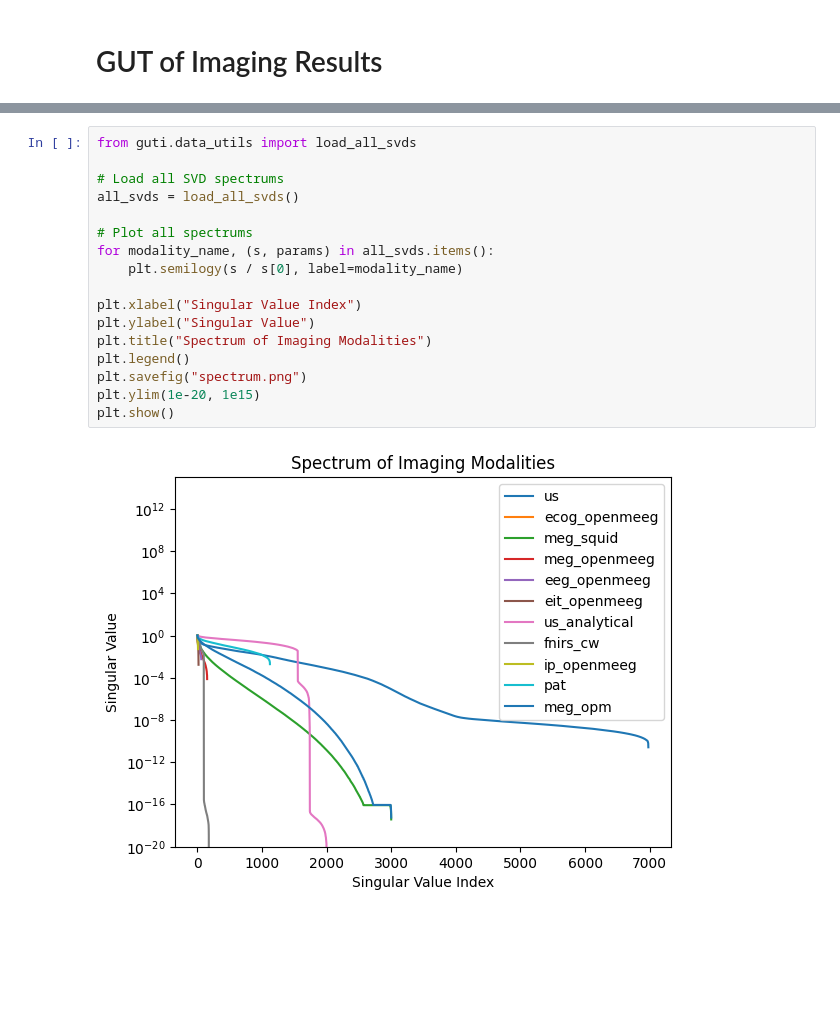
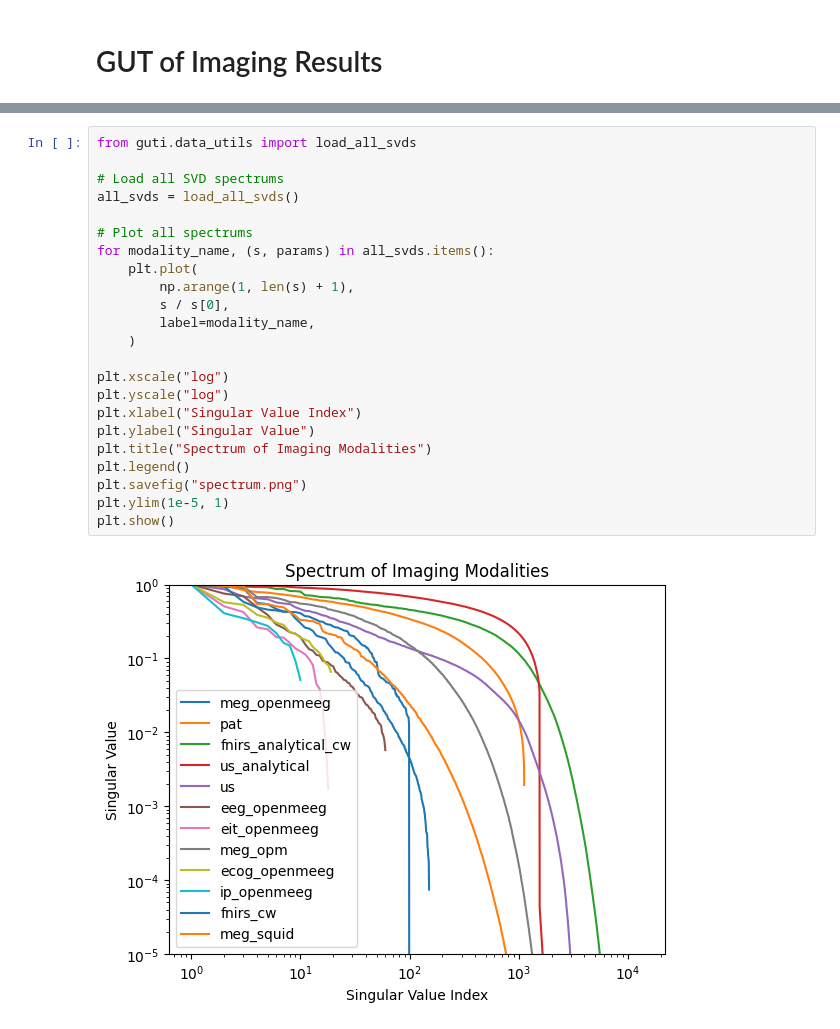
Before and after one commit to rhotter/gut-of-imaging, a Jupyter notebook: results.ipynb, the cells around one changed output, grey strips where cells are left out. Drawn from its saved outputs; the diff is of its cells as text; blank space fills up the shorter version.

```diff
--- a/results.ipynb
+++ b/results.ipynb
@@ -11,19 +8,25 @@ The autoreload extension is already loaded. To reload it, use:
 # %%
 from guti.data_utils import load_all_svds
 
 # Load all SVD spectrums
 all_svds = load_all_svds()
 
 # Plot all spectrums
 for modality_name, (s, params) in all_svds.items():
-    plt.semilogy(s / s[0], label=modality_name)
+    plt.plot(
+        np.arange(1, len(s) + 1),
+        s / s[0],
+        label=modality_name,
+    )
 
+plt.xscale("log")
+plt.yscale("log")
 plt.xlabel("Singular Value Index")
 plt.ylabel("Singular Value")
 plt.title("Spectrum of Imaging Modalities")
 plt.legend()
 plt.savefig("spectrum.png")
-plt.ylim(1e-20, 1e15)
+plt.ylim(1e-5, 1)
 plt.show()
 # %% [output]
-[figure, old version]
+[figure, new version]
```
Also changed, not shown: parts of 1 cell of this notebook, 1 other file.
